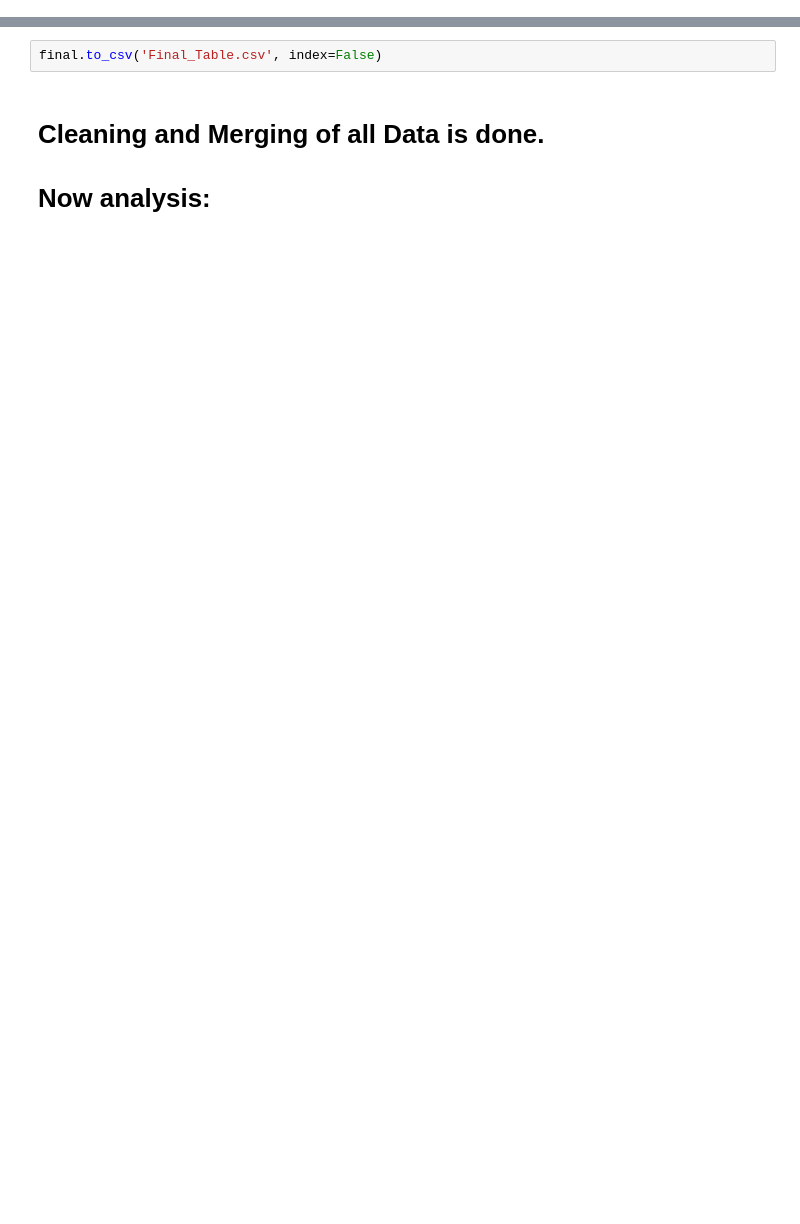
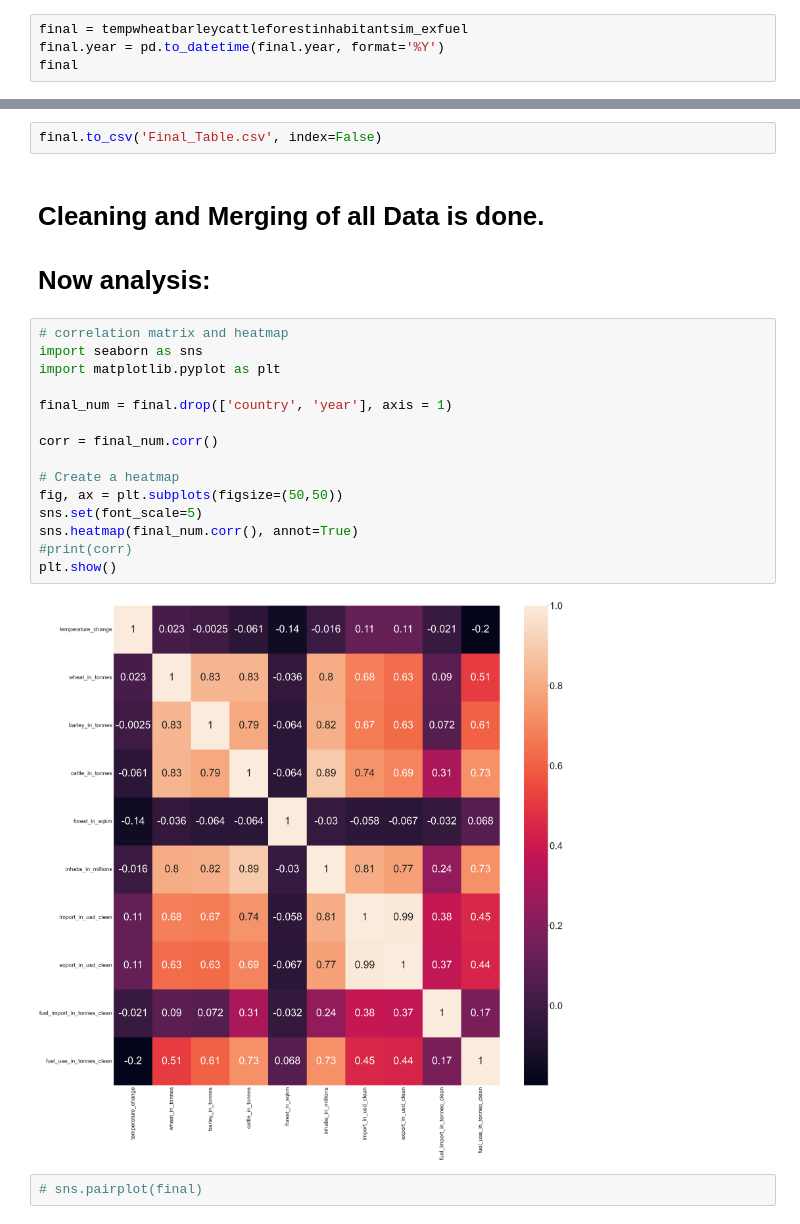
Before and after one commit to mmrachacz/Mid-IronHack-Project, a Jupyter notebook: New_Version_Temp_Change_and_other.ipynb, the cells around one changed output, grey strips where cells are left out. Cells and saved outputs as stored; diff of their text form; blank space fills up the shorter version.

```diff
--- a/New_Version_Temp_Change_and_other.ipynb
+++ b/New_Version_Temp_Change_and_other.ipynb
@@ -1466,0 +1450,4 @@ final
+# %%
+final = tempwheatbarleycattleforestinhabitantsim_exfuel
+final.year = pd.to_datetime(final.year, format='%Y')
+final
@@ -1469,3 +1470,22 @@ final.to_csv('Final_Table.csv', index=False)
 # %% [markdown]
 # Cleaning and Merging of all Data is done.
 # Now analysis:
+# %%
+# correlation matrix and heatmap
+import seaborn as sns
+import matplotlib.pyplot as plt
+
+final_num = final.drop(['country', 'year'], axis = 1)
+
+corr = final_num.corr()
+
+# Create a heatmap
+fig, ax = plt.subplots(figsize=(50,50))
+sns.set(font_scale=5)
+sns.heatmap(final_num.corr(), annot=True)
+#print(corr)
+plt.show()
+# %% [output]
+[figure, added]
+# %%
+# sns.pairplot(final)
```
Also changed, not shown: parts of 17 cells of this notebook.
